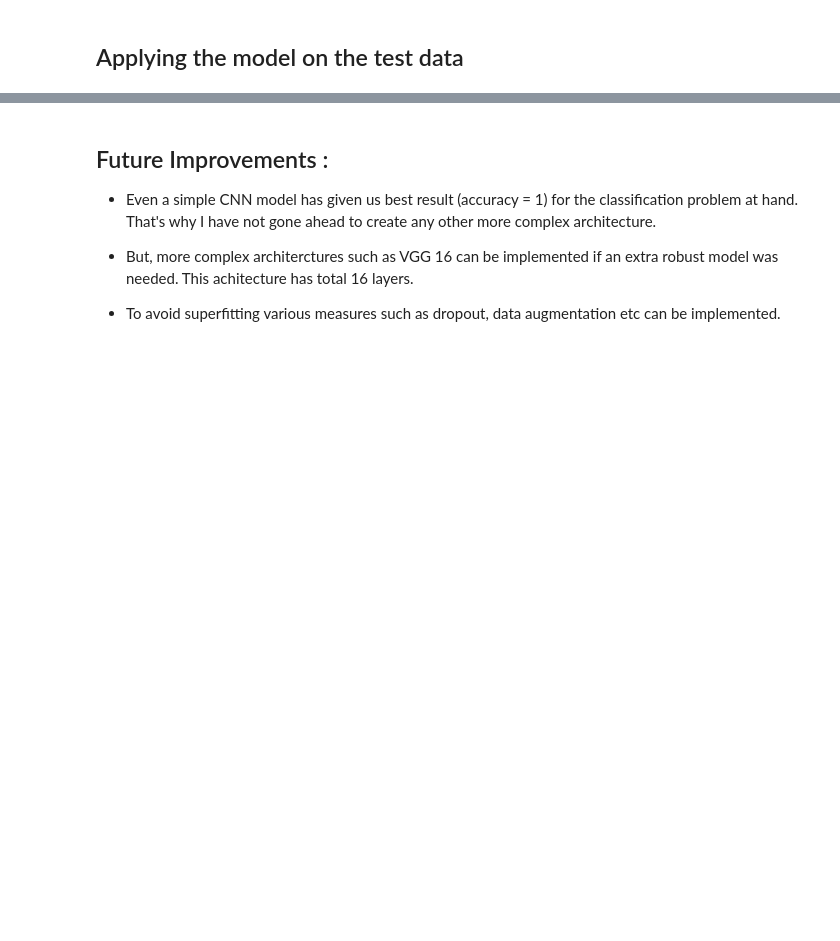
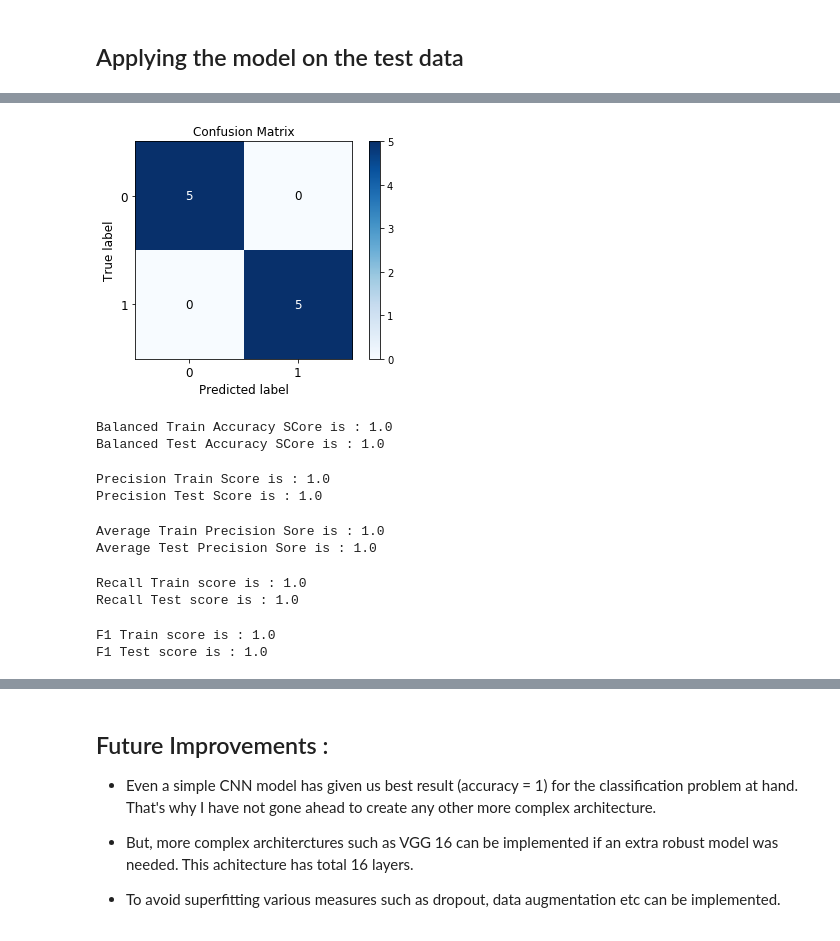
Before and after one commit to pranavrajwade/Frames-Extraction-and-Image-Classification, a Jupyter notebook: Image_Classification_ExactSpace.ipynb, the cells around one changed output, grey strips where cells are left out. Saved outputs shown, nothing was run; the diff lists cells and outputs as text; code cells hidden in the pictures; blank space fills up the shorter version.

```diff
--- a/Image_Classification_ExactSpace.ipynb
+++ b/Image_Classification_ExactSpace.ipynb
@@ -395,0 +476,42 @@ array([[0.],
+# %%
+skplt.metrics.plot_confusion_matrix(test_labs.ravel(), result_test, title="Confusion Matrix",
+                text_fontsize='large')
+plt.show()
+# %% [output]
+[figure, added]
+# %%
+# Balanced Accuracy Score
+print('Balanced Train Accuracy SCore is : {}'.format(balanced_accuracy_score(frames_lab, result_train)))
+print('Balanced Test Accuracy SCore is : {}'.format(balanced_accuracy_score(test_labs, result_test)))
+# %% [output]
+Balanced Train Accuracy SCore is : 1.0
+Balanced Test Accuracy SCore is : 1.0
+# %%
+# Precision
+
+print('Precision Train Score is : {}'.format(precision_score(frames_lab, result_train)))
+print('Precision Test Score is : {}'.format(precision_score(test_labs, result_test)))
+# %% [output]
+Precision Train Score is : 1.0
+Precision Test Score is : 1.0
+# %%
+# Average Precesion
+print('Average Train Precision Sore is : {}'.format(average_precision_score(frames_lab, result_train)))
+print('Average Test Precision Sore is : {}'.format(average_precision_score(test_labs, result_test)))
+# %% [output]
+Average Train Precision Sore is : 1.0
+Average Test Precision Sore is : 1.0
+# %%
+# Recall
+print('Recall Train score is : {}'.format(recall_score(frames_lab, result_train)))
+print('Recall Test score is : {}'.format(recall_score(test_labs, result_test)))
+# %% [output]
+Recall Train score is : 1.0
+Recall Test score is : 1.0
+# %%
+# F1
+print('F1 Train score is : {}'.format(f1_score(frames_lab, result_train)))
+print('F1 Test score is : {}'.format(f1_score(test_labs, result_test)))
+# %% [output]
+F1 Train score is : 1.0
+F1 Test score is : 1.0
```
Also changed, not shown: parts of 23 cells of this notebook.
